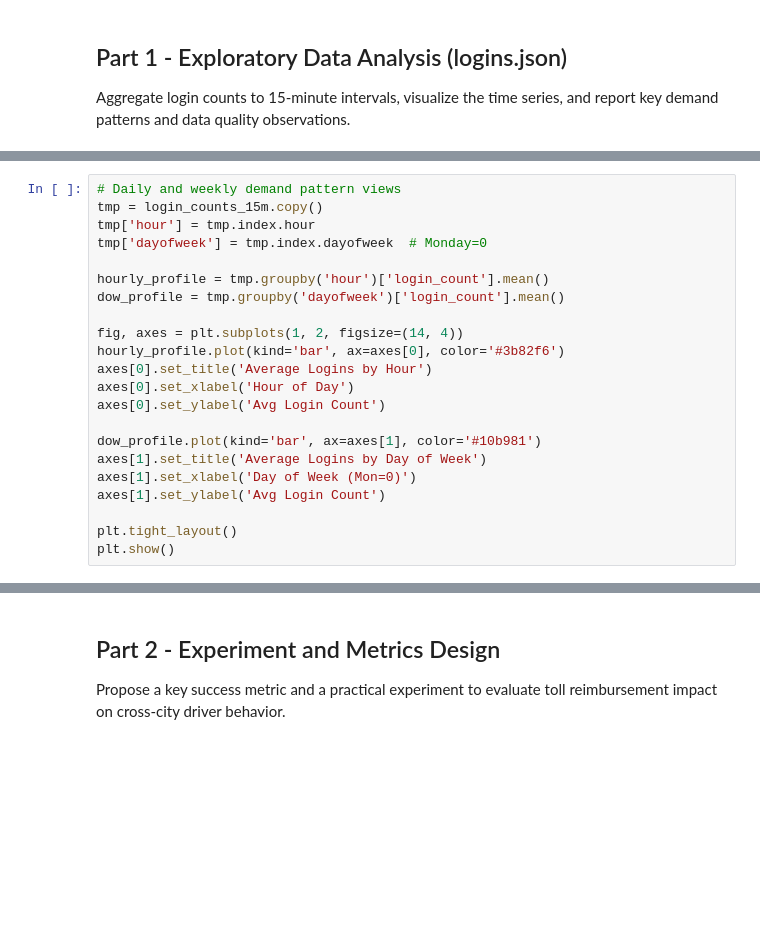
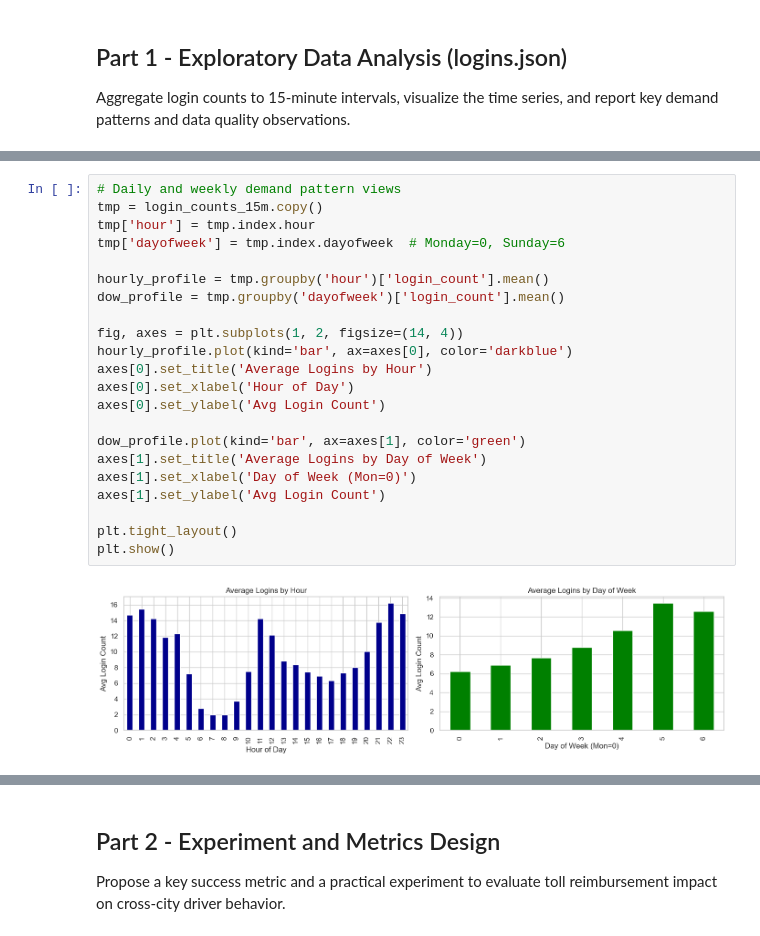
Before and after one commit to amschiltz/ultimate_tech_challenge, a Jupyter notebook: notebooks/ultimate_challenge.ipynb, the cells around one changed output, grey strips where cells are left out. Drawn from its saved outputs; the diff is of its cells as text; blank space fills up the shorter version.

```diff
--- a/notebooks/ultimate_challenge.ipynb
+++ b/notebooks/ultimate_challenge.ipynb
@@ -71,22 +132,24 @@ plt.show()
 # %%
 # Daily and weekly demand pattern views
 tmp = login_counts_15m.copy()
 tmp['hour'] = tmp.index.hour
-tmp['dayofweek'] = tmp.index.dayofweek  # Monday=0
+tmp['dayofweek'] = tmp.index.dayofweek  # Monday=0, Sunday=6
 
 hourly_profile = tmp.groupby('hour')['login_count'].mean()
 dow_profile = tmp.groupby('dayofweek')['login_count'].mean()
 
 fig, axes = plt.subplots(1, 2, figsize=(14, 4))
-hourly_profile.plot(kind='bar', ax=axes[0], color='#3b82f6')
+hourly_profile.plot(kind='bar', ax=axes[0], color='darkblue')
 axes[0].set_title('Average Logins by Hour')
 axes[0].set_xlabel('Hour of Day')
 axes[0].set_ylabel('Avg Login Count')
 
-dow_profile.plot(kind='bar', ax=axes[1], color='#10b981')
+dow_profile.plot(kind='bar', ax=axes[1], color='green')
 axes[1].set_title('Average Logins by Day of Week')
 axes[1].set_xlabel('Day of Week (Mon=0)')
 axes[1].set_ylabel('Avg Login Count')
 
 plt.tight_layout()
 plt.show()
+# %% [output]
+[figure, added]
```
Also changed, not shown: parts of 16 cells of this notebook.
